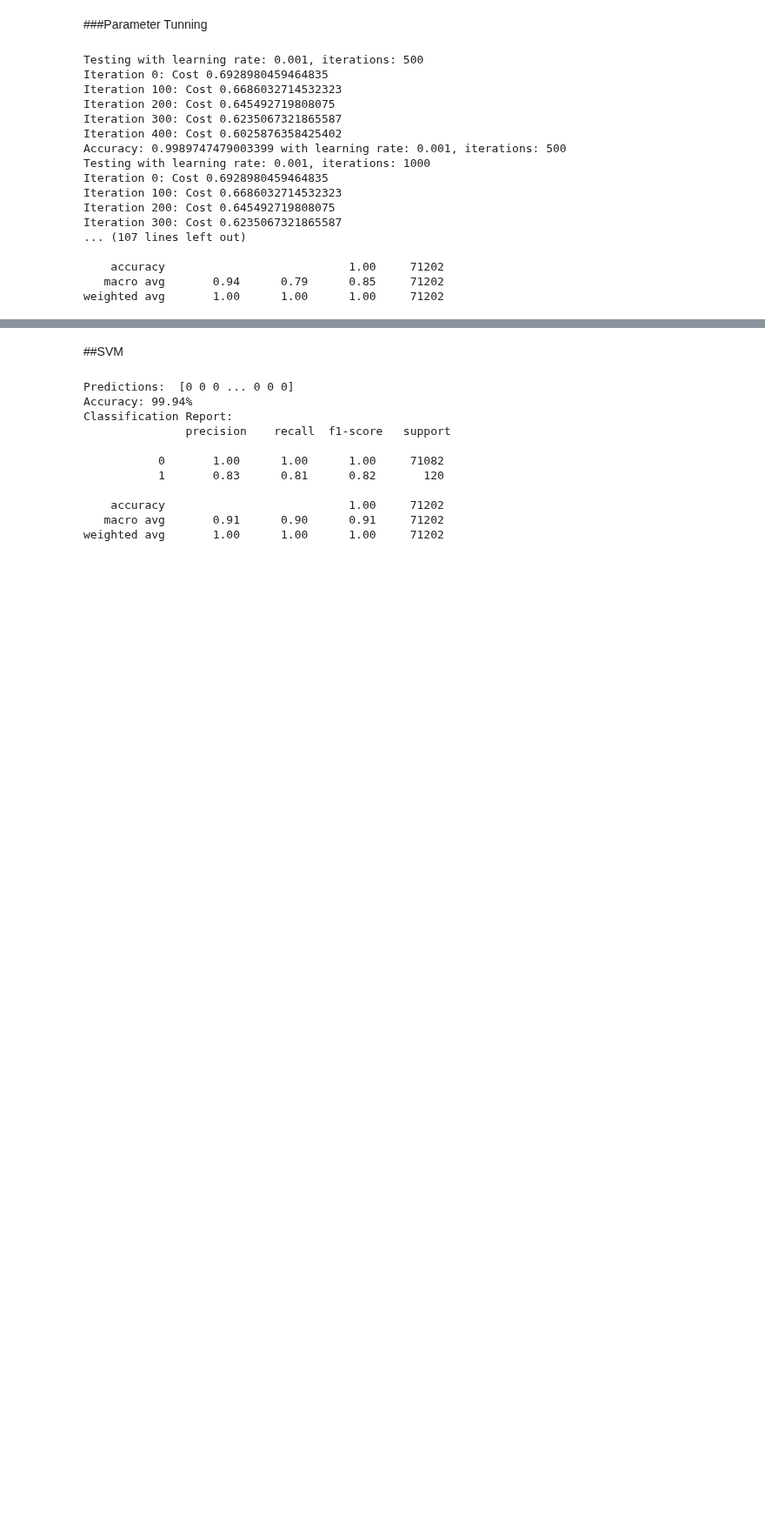
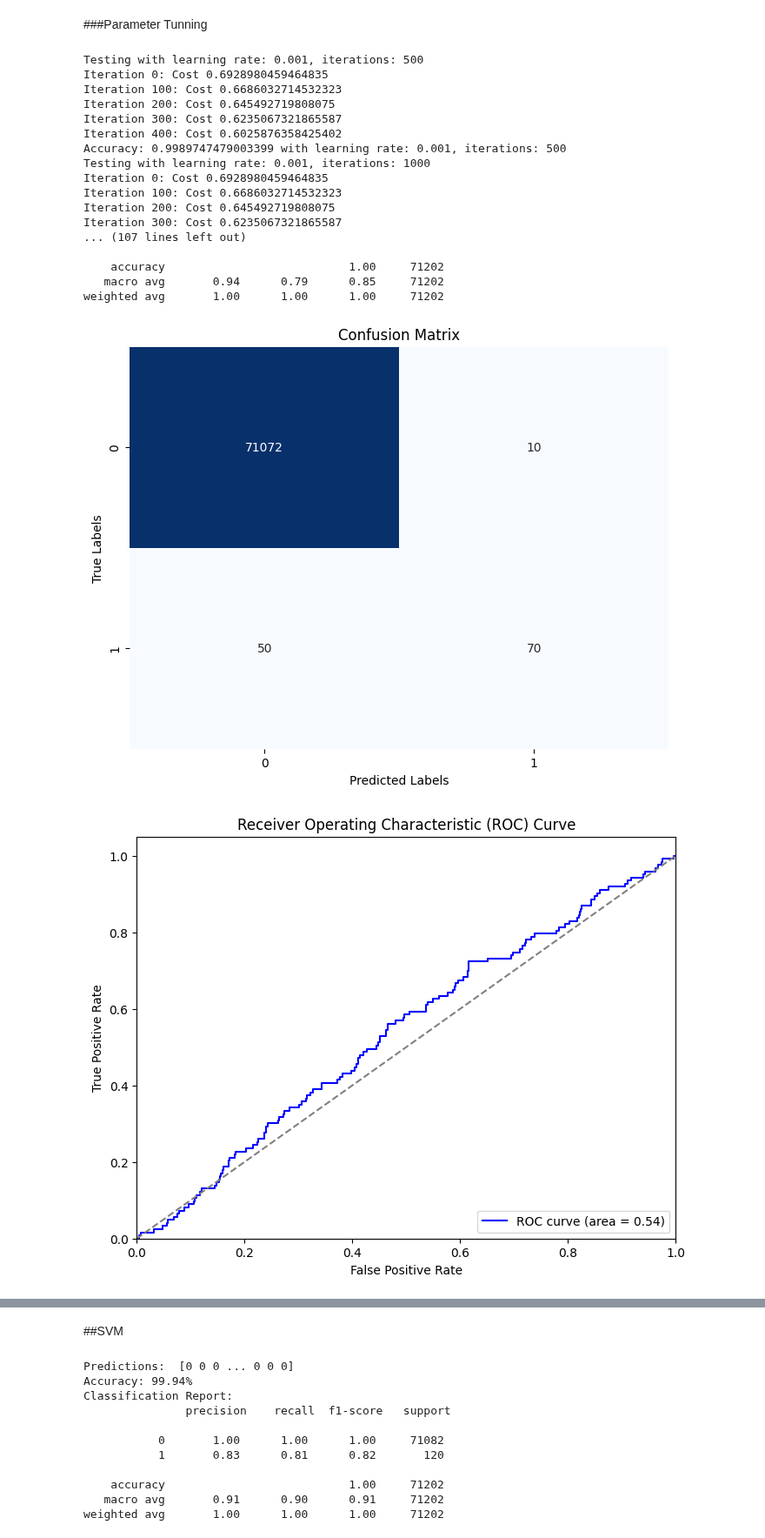
Before and after one commit to Gitansh16/Credit_card_fraud_detection_ensemble_models, a Jupyter notebook: models.ipynb, the cells around one changed output, grey strips where cells are left out. Shown at 87% size. Saved outputs shown, nothing was run; the diff lists cells and outputs as text; code cells hidden in the pictures; blank space fills up the shorter version.

```diff
--- a/models.ipynb
+++ b/models.ipynb
@@ -496,3 +538,77 @@ Iteration 300: Cost 0.6235067321865587
     accuracy                           1.00     71202
    macro avg       0.94      0.79      0.85     71202
 weighted avg       1.00      1.00      1.00     71202
+# %%
+import matplotlib.pyplot as plt
+import seaborn as sns
+from sklearn.metrics import roc_curve, auc
+
+# Function to plot the confusion matrix
+def plot_confusion_matrix(cm):
+    plt.figure(figsize=(8, 6))
+    sns.heatmap(cm, annot=True, fmt='g', cmap="Blues", cbar=False)
+    plt.title('Confusion Matrix')
+    plt.xlabel('Predicted Labels')
+    plt.ylabel('True Labels')
+    plt.show()
+
+# Plot Confusion Matrix
+plot_confusion_matrix(cm)
+
+# Function to plot the ROC Curve
+def plot_roc_curve(y_test, y_pred_proba):
+    fpr, tpr, _ = roc_curve(y_test, y_pred_proba)
+    roc_auc = auc(fpr, tpr)
+
+    plt.figure(figsize=(8, 6))
+    plt.plot(fpr, tpr, color='blue', label=f'ROC curve (area = {roc_auc:.2f})')
+    plt.plot([0, 1], [0, 1], color='gray', linestyle='--')
+    plt.xlim([0.0, 1.0])
+    plt.ylim([0.0, 1.05])
+    plt.xlabel('False Positive Rate')
+    plt.ylabel('True Positive Rate')
+    plt.title('Receiver Operating Characteristic (ROC) Curve')
+    plt.legend(loc="lower right")
+    plt.show()
+
+# Generate predicted probabilities for ROC curve (using hypothesis function)
+y_pred_proba = hypothesis(x_test, best_theta)
+plot_roc_curve(y_test, y_pred_proba)
+
+# Function to plot cost vs iterations
+def plot_cost_function(cost_history, num_iterations):
+    plt.figure(figsize=(8, 6))
+    plt.plot(range(num_iterations), cost_history, label="Cost")
+    plt.title("Cost Function vs Iterations")
+    plt.xlabel("Iterations")
+    plt.ylabel("Cost")
+    plt.grid(True)
+    plt.show()
+
+# Assuming we saved the cost history during the gradient descent process
+_, cost_history = gradient_descent(x_train, y_train, np.zeros(x_train.shape[1]), best_params[0], best_params[1])
+plot_cost_function(cost_history, best_params[1])
+
+# Function to plot Accuracy vs Hyperparameters
+def plot_accuracy_hyperparams(learning_rates, num_iterations_list, accuracy_matrix):
+    plt.figure(figsize=(10, 6))
+    for idx, lr in enumerate(learning_rates):
+        plt.plot(num_iterations_list, accuracy_matrix[idx], label=f'LR = {lr}', marker='o')
+
+    plt.title('Accuracy vs Hyperparameters')
+    plt.xlabel('Number of Iterations')
+    plt.ylabel('Accuracy')
+    plt.legend()
+    plt.grid(True)
+    plt.show()
+
+# Simulate accuracy results for hyperparameter tuning
+accuracy_matrix = [
+    [0.91, 0.92, 0.93],  # for learning rate 0.001
+    [0.92, 0.94, 0.95],  # for learning rate 0.01
+    [0.90, 0.93, 0.94],  # for learning rate 0.05
+]
+plot_accuracy_hyperparams(learning_rates, num_iterations_list, accuracy_matrix)
+# %% [output]
+[figure, added]
+[figure, added]
```
Also changed, not shown: parts of 8 cells of this notebook.
